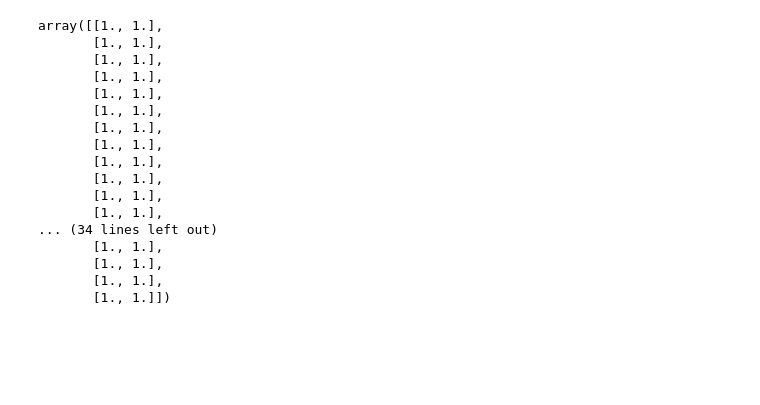
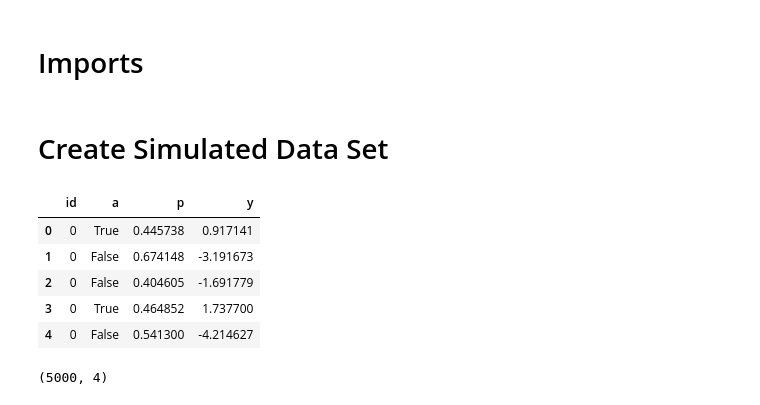
Before and after one commit to eastonhuch/panel-effect-heterogeneity, a Jupyter notebook: ragged-analyzer-example.ipynb, the cells around one changed output. Drawn from its saved outputs; the diff is of its cells as text; code cells hidden in the pictures; blank space fills up the shorter version.

```diff
--- a/ragged-analyzer-example.ipynb
+++ b/ragged-analyzer-example.ipynb
@@ -1 +1,3 @@
+# %% [markdown]
+# Imports
 # %%
@@ -11 +10,3 @@ import copy
+# %% [markdown]
+# Create Simulated Data Set
 # %%
@@ -43,34 +46,15 @@ df = df.reset_index()
-# %%
-robust = True
-dr = False
-
-# ragged_analyzer = RaggedIPWAnalyzer(name="IPW", dr=dr, robust=robust)
-ragged_analyzer = RaggedSIPWAnalyzer(name="SIPW", dr=dr, robust=robust)
-# ragged_meta_analyzer = ragged_analyzer.fit(df, X)
-ragged_meta_analyzer = RaggedMetaAnalyzer(ragged_analyzer, name="Meta")
-ragged_meta_analyzer.fit(df, X)
-
-# analyzer = IPWAnalyzer(name="IPW", dr=dr, robust=robust)
-analyzer = SIPWAnalyzer(name="SIPW", dr=dr, robust=robust)
-# meta_analysis_inferences = analyzer.get_theta_inferences(data_simulator)
-meta_analyzer = MetaAnalyzer(analyzer, name="Meta")
-meta_analysis_inferences = meta_analyzer.get_theta_inferences(data_simulator)
-meta_analysis_inferences.theta_estimates / ragged_meta_analyzer.estimates
-# %% [output]
-array([[1., 1.],
-       [1., 1.],
-       [1., 1.],
-       [1., 1.],
-       [1., 1.],
-       [1., 1.],
-       [1., 1.],
-       [1., 1.],
-       [1., 1.],
-       [1., 1.],
-       [1., 1.],
-       [1., 1.],
-... (34 lines left out)
-       [1., 1.],
-       [1., 1.],
-       [1., 1.],
-       [1., 1.]])
+# %%
+# The data set you use should have at least the following columns (names may vary):
+# User ID, treatment indicator, treatment assignment probability, outcome
+df.head()
+# %% [output]
+|  | id | a | p | y |
+| 0 | 0 | True | 0.445738 | 0.917141 |
+| 1 | 0 | False | 0.674148 | -3.191673 |
+| 2 | 0 | False | 0.404605 | -1.691779 |
+| 3 | 0 | True | 0.464852 | 1.737700 |
+| 4 | 0 | False | 0.541300 | -4.214627 |
+# %%
+df.shape
+# %% [output]
+(5000, 4)
```
Also changed, not shown: parts of 14 cells of this notebook.
